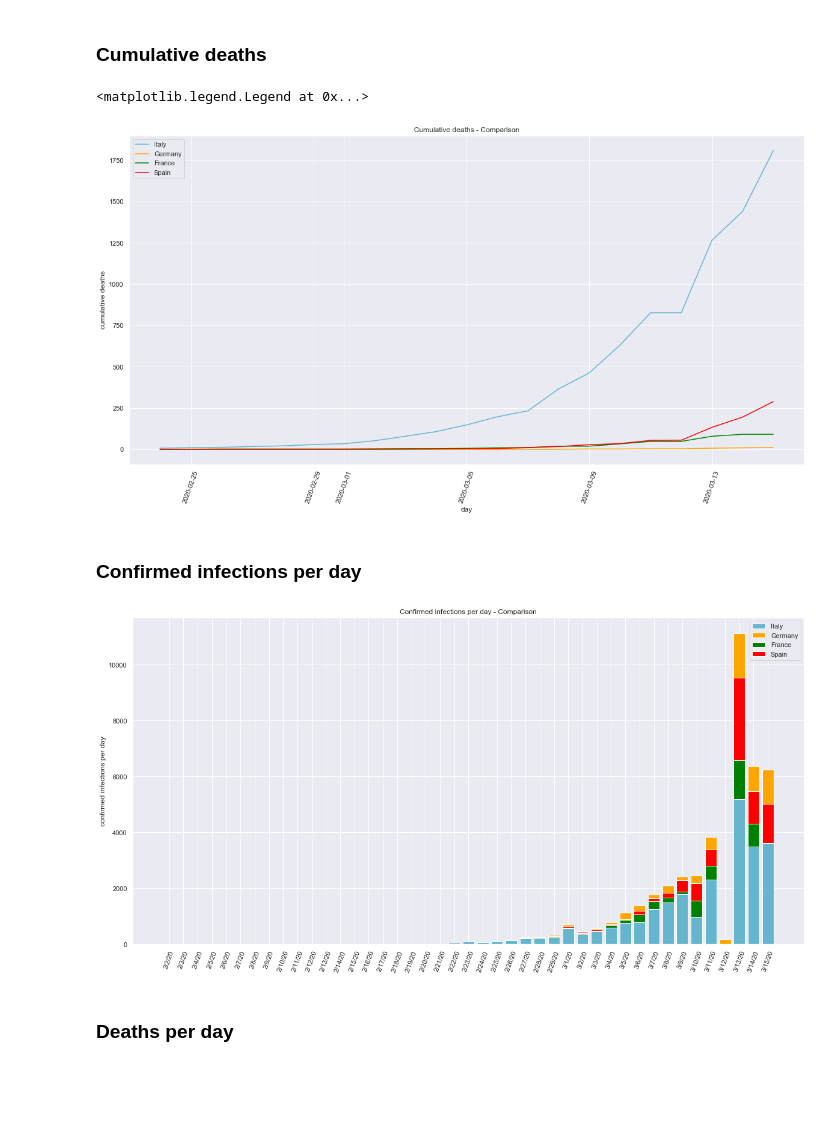
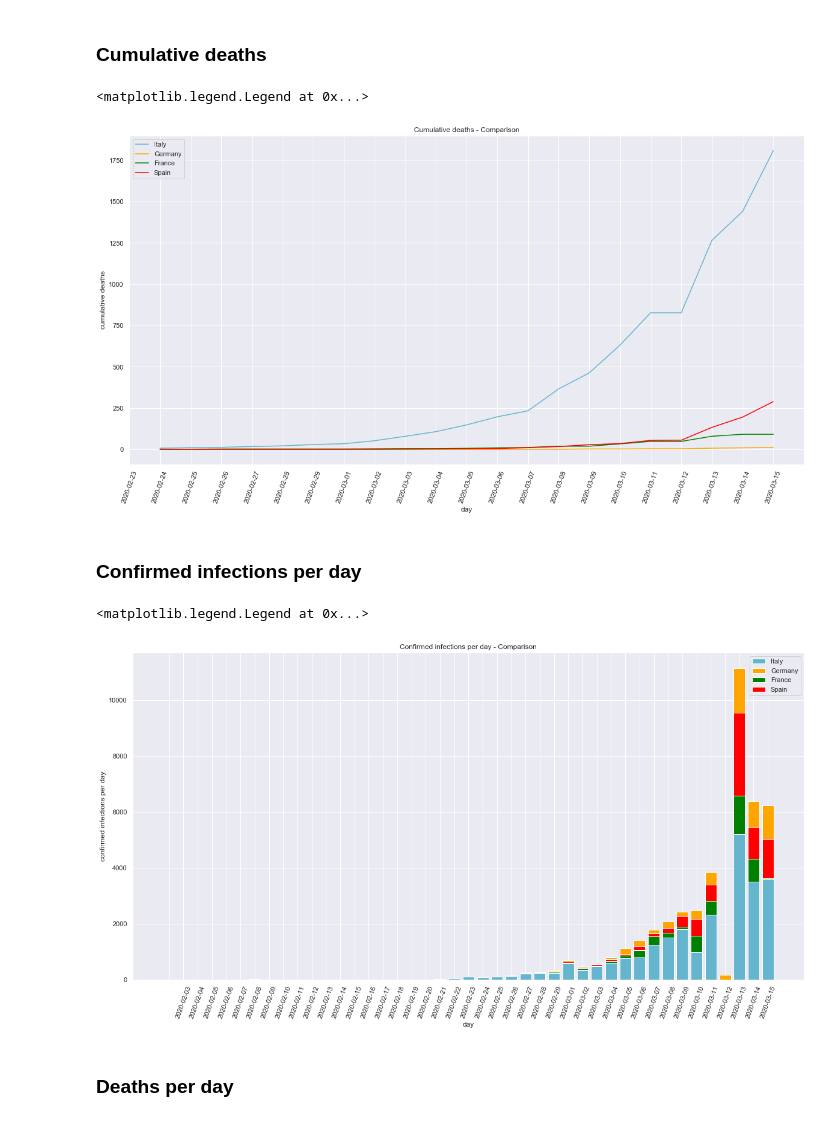
Before and after one commit to luigiselmi/datascience, a Jupyter notebook: python/covid19-monitoring-notebook.ipynb, the cells around one changed output. Saved outputs shown, nothing was run; the diff lists cells and outputs as text; code cells hidden in the pictures; blank space fills up the shorter version.

Commit message:
uniformed the plot code

```diff
--- a/python/covid19-monitoring-notebook.ipynb
+++ b/python/covid19-monitoring-notebook.ipynb
@@ -686,11 +714,13 @@ plt.legend(handles=[pi_it, pi_de, pi_fr, pi_es])
 # %% [markdown]
 ### Cumulative deaths
 # %%
-plt.title("Cumulative deaths - Comparison")
-plt.xlabel("day")
-plt.ylabel("cumulative deaths");
-plt.xticks(rotation=70)
-# plot the data
+fig = plt.figure()
+ax = fig.add_subplot()
+ax.set_title("Cumulative deaths - Comparison")
+ax.set_xlabel("day")
+ax.set_ylabel("cumulative deaths");
+ax.set_xticks(deaths_it.index)
+ax.set_xticklabels(deaths_it.index[1:].format('%Y-%m-%d'), rotation=70)
 pd_it, = plt.plot(deaths_it['2020-02-24':], label='Italy', color='c')
 pd_de, = plt.plot(deaths_de['2020-02-24':], label='Germany', color='orange')
 pd_fr, = plt.plot(deaths_fr['2020-02-24':], label='France', color='green')
@@ -698,25 +728,29 @@ pd_es, = plt.plot(deaths_es['2020-02-24':], label='Spain', color='red')
 plt.legend(handles=[pd_it, pd_de, pd_fr, pd_es])
 # %% [output]
 <matplotlib.legend.Legend at 0x...>
-[figure, old version]
+[figure, new version]
 # %% [markdown]
 ### Confirmed infections per day
 # %%
-plt.title("Confirmed infections per day - Comparison")
-plt.ylabel('confirmed infections per day')
+fig = plt.figure()
+ax = fig.add_subplot()
+ax.set_title("Confirmed infections per day - Comparison")
+ax.set_xlabel("day")
+ax.set_ylabel('confirmed infections per day')
+ax.set_xticks(confirmed_per_day_it.index)
+ax.set_xticklabels(confirmed_per_day_it.index[1:].format('%Y-%m-%d'), rotation=70)
 pi_it = plt.bar(dates_array[1:], confirmed_per_day_array_it, color='c')
 pi_fr = plt.bar(dates_array[1:], confirmed_per_day_array_fr, bottom=confirmed_per_day_array_it, color='green')
 len_array = len(confirmed_per_day_array_it)
 bar_base = [confirmed_per_day_array_it[d] + confirmed_per_day_array_fr[d] for d in range(len_array)]
 pi_es = plt.bar(dates_array[1:], confirmed_per_day_array_es, bottom = bar_base, color='red')
 bar_base = [bar_base[d] + confirmed_per_day_array_es[d] for d in range(len_array)] # bottom update
 pi_de = plt.bar(dates_array[1:], confirmed_per_day_array_de, bottom = bar_base, color='orange')
-plt.xticks(rotation=70)
 plt.legend((pi_it, pi_de, pi_fr, pi_es), ['Italy', 'Germany', 'France', 'Spain'])
 #plt.savefig('deaths-per-day.png')
-plt.show()
 # %% [output]
+<matplotlib.legend.Legend at 0x...>
-[figure, old version]
+[figure, new version]
 # %% [markdown]
 ### Deaths per day
 # %%
```
Also changed, not shown: parts of 11 cells of this notebook.
